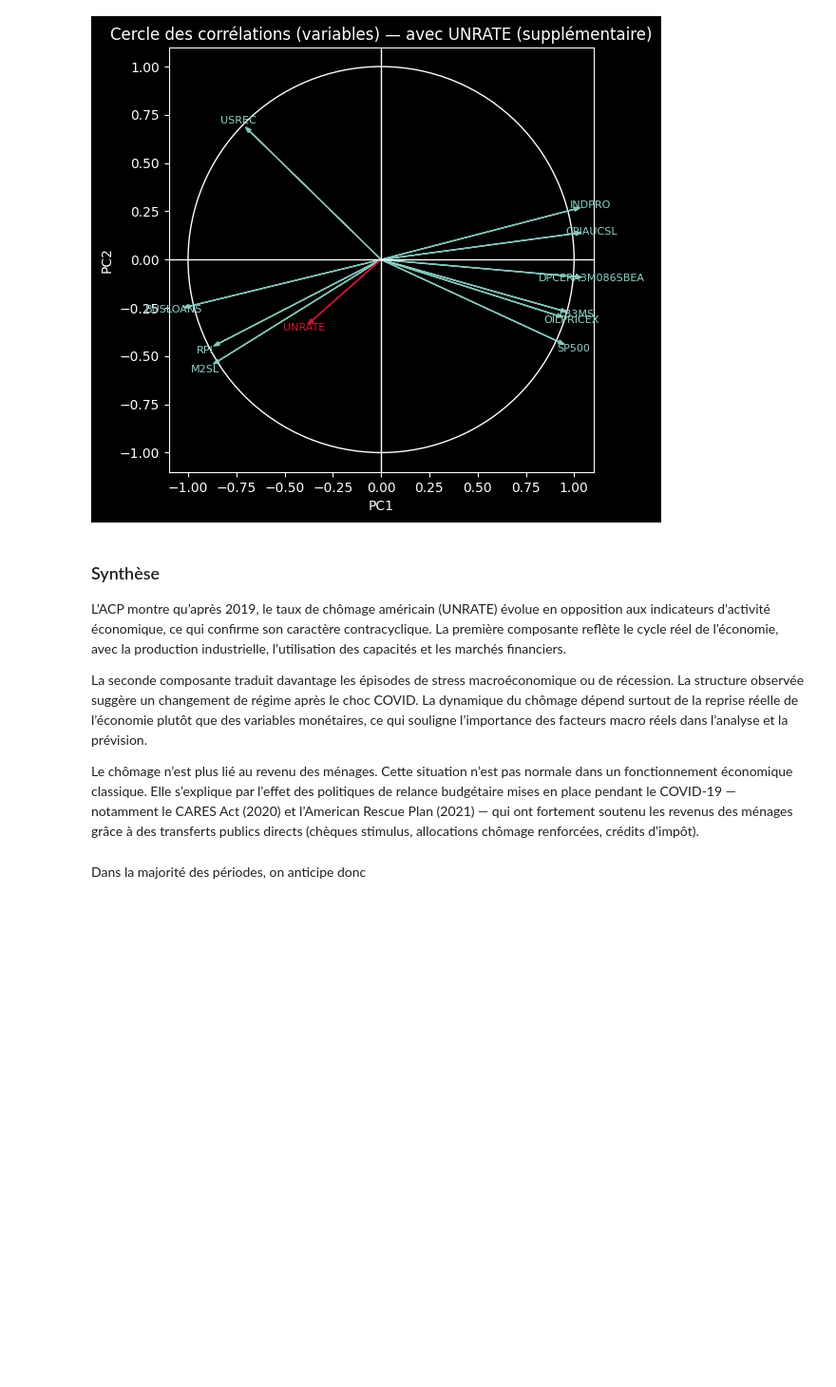
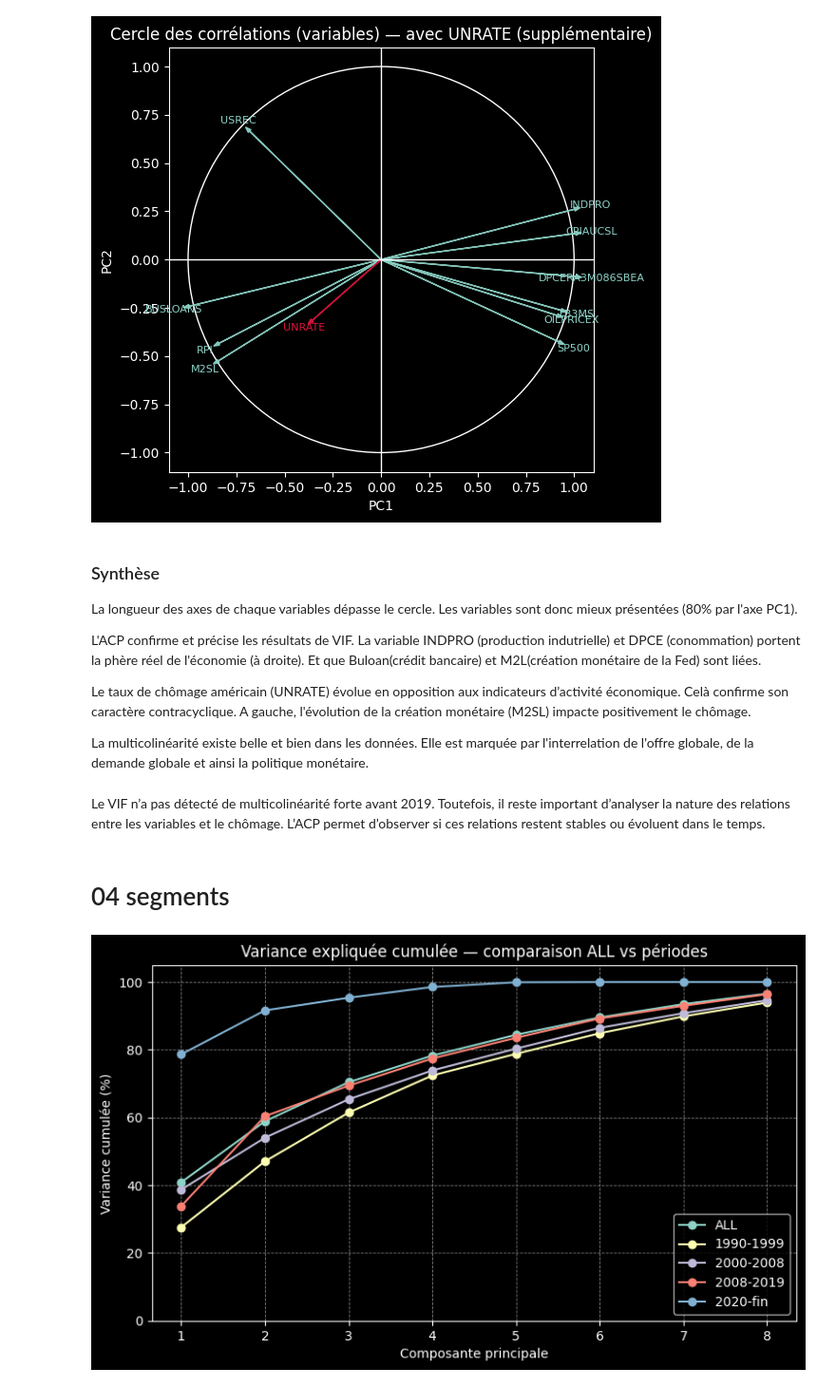
Before and after one commit to MitaDataAI/Explainable_AI_Forecast_and_explain_the_Unemployment_of_USA, a Jupyter notebook: 3_notebook/EDA/5_multivariate_exploration.ipynb, the cells around one changed output. Shown at 95% size. Cells and saved outputs as stored; diff of their text form; code cells hidden in the pictures; blank space fills up the shorter version.

```diff
--- a/3_notebook/EDA/5_multivariate_exploration.ipynb
+++ b/3_notebook/EDA/5_multivariate_exploration.ipynb
@@ -459,10 +448,73 @@ plt.show()
 # %% [markdown]
 ### Synthèse
 
-L’ACP montre qu’après 2019, le taux de chômage américain (UNRATE) évolue en opposition aux indicateurs d’activité économique, ce qui confirme son caractère contracyclique. La première composante reflète le cycle réel de l’économie, avec la production industrielle, l’utilisation des capacités et les marchés financiers.
+La longueur des axes de chaque variables dépasse le cercle. Les variables sont donc mieux présentées (80% par l'axe PC1).
 
-La seconde composante traduit davantage les épisodes de stress macroéconomique ou de récession. La structure observée suggère un changement de régime après le choc COVID. La dynamique du chômage dépend surtout de la reprise réelle de l’économie plutôt que des variables monétaires, ce qui souligne l’importance des facteurs macro réels dans l’analyse et la prévision.
+L'ACP confirme et précise les résultats de VIF. La variable INDPRO (production indutrielle) et DPCE (conommation) portent la phère réel de l'économie (à droite). Et que Buloan(crédit bancaire) et M2L(création monétaire de la Fed) sont liées.
 
-Le chômage n’est plus lié au revenu des ménages. Cette situation n’est pas normale dans un fonctionnement économique classique. Elle s’explique par l’effet des politiques de relance budgétaire mises en place pendant le COVID-19 — notamment le CARES Act (2020) et l’American Rescue Plan (2021) — qui ont fortement soutenu les revenus des ménages grâce à des transferts publics directs (chèques stimulus, allocations chômage renforcées, crédits d’impôt).
+Le taux de chômage américain (UNRATE) évolue en opposition aux indicateurs d’activité économique. Celà confirme son caractère contracyclique. A gauche, l'évolution de la création monétaire (M2SL) impacte positivement le chômage.
+
+La multicolinéarité existe belle et bien dans les données. Elle est marquée par l'interrelation de l'offre globale, de la demande globale et ainsi la politique monétaire.
-# %% [markdown]
-Dans la majorité des périodes, on anticipe donc
+# %% [markdown]
+Le VIF n’a pas détecté de multicolinéarité forte avant 2019. Toutefois, il reste important d’analyser la nature des relations entre les variables et le chômage. L’ACP permet d’observer si ces relations restent stables ou évoluent dans le temps.
+# %% [markdown]
+# 04 segments
+# %%
+import numpy as np
+import matplotlib.pyplot as plt
+from sklearn.preprocessing import StandardScaler
+from sklearn.decomposition import PCA
+
+plt.style.use("dark_background")
+
+segments = [
+    ("1990-01-01", "1999-12-31", "1990-1999"),
+    ("2000-01-01", "2008-12-31", "2000-2008"),
+    ("2008-01-01", "2019-12-31", "2008-2019"),
+    ("2020-01-01", "2020-08-31", "2020-fin"),
+]
+
+def fit_pca(df_seg, target="UNRATE", include_target_in_circle=False):
+    # include_target_in_circle=False => PCA sur X sans UNRATE (recommandé)
+    # UNRATE pourra être projetée ensuite en "supplémentaire" si besoin
+    X = df_seg.copy()
+    if not include_target_in_circle:
+        X = X.drop(columns=[target], errors="ignore")
+
+    scaler = StandardScaler()
+    X_scaled = scaler.fit_transform(X)
+
+    pca = PCA()
+    pca.fit(X_scaled)
+
+    return {"X": X, "scaler": scaler, "pca": pca, "evr": pca.explained_variance_ratio_}
+
+def slice_df(df, start, end):
+    return df[(df.index >= start) & (df.index <= end)].copy()
+
+# ALL (même fenêtre que tes segments)
+df_all = slice_df(df, "1990-01-01", "2020-08-31")
+res_all = fit_pca(df_all, target="UNRATE", include_target_in_circle=False)
+
+results = {"ALL": res_all}
+for start, end, label in segments:
+    results[label] = fit_pca(slice_df(df, start, end), target="UNRATE", include_target_in_circle=False)
+
+# K composantes communes
+K = min(8, min(len(r["evr"]) for r in results.values()))
+
+# Plot cumulée (1 seul graphique)
+plt.figure(figsize=(9, 5))
+for label, r in results.items():
+    cum = np.cumsum(r["evr"][:K]) * 100
+    plt.plot(range(1, K+1), cum, marker="o", label=label)
+
+plt.xlabel("Composante principale")
+plt.ylabel("Variance cumulée (%)")
+plt.title("Variance expliquée cumulée — comparaison ALL vs périodes")
+plt.ylim(0, 105)
+plt.grid(color="gray", linestyle="--", linewidth=0.6)
+plt.legend()
+plt.show()
+# %% [output]
+[figure, added]
```
Also changed, not shown: parts of 15 cells of this notebook.
